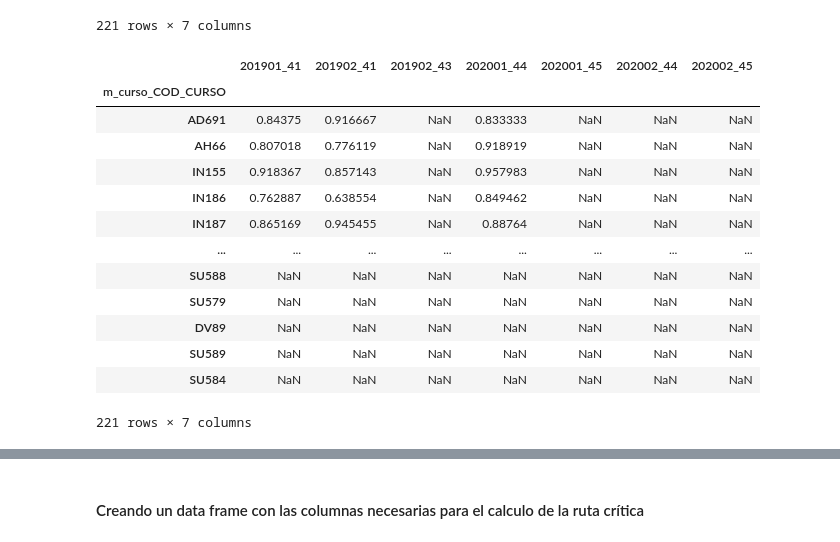
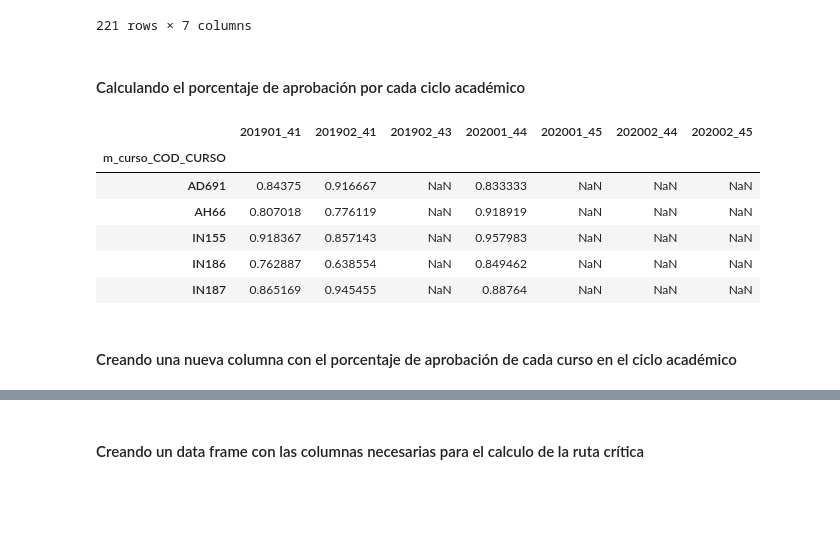
Before and after one commit to NuryYanque/RecomendacionDeCursos, a Jupyter notebook: notebooks/UPC_Sistema_Recomendacion.ipynb, the cells around one changed output, grey strips where cells are left out. Saved outputs shown, nothing was run; the diff lists cells and outputs as text; code cells hidden in the pictures; blank space fills up the shorter version.

Commit message:
Update UPC_Sistema_Recomendacion.ipynb
Inciando el merge de ruta critica, promedio y porcentaje del curso

```diff
--- a/notebooks/UPC_Sistema_Recomendacion.ipynb
+++ b/notebooks/UPC_Sistema_Recomendacion.ipynb
@@ -175,6 +171,8 @@ new_df
 | SU589 | NaN | NaN | NaN | NaN | NaN | NaN | NaN |
 | SU584 | NaN | NaN | NaN | NaN | NaN | NaN | NaN |
 221 rows × 7 columns
+# %% [markdown]
+#### Calculando el porcentaje de aprobación por cada ciclo académico
 # %%
 var_Aprobado = "SI"
 for cod_curso in df_dataset_1['m_curso_COD_CURSO'].dropna().unique().astype(list):
@@ -186,21 +184,16 @@ for cod_curso in df_dataset_1['m_curso_COD_CURSO'].dropna().unique().astype(list
             if num_alumnos_aprobados != 0:
                 new_df.at[cod_curso, col] = (num_alumnos_aprobados / num_alumnos_matriculados).astype(float)
 # %%
-new_df
+new_df.head(5)
 # %% [output]
 |  | 201901_41 | 201902_41 | 201902_43 | 202001_44 | 202001_45 | 202002_44 | 202002_45 |
 | m_curso_COD_CURSO |  |  |  |  |  |  |  |
 | AD691 | 0.84375 | 0.916667 | NaN | 0.833333 | NaN | NaN | NaN |
 | AH66 | 0.807018 | 0.776119 | NaN | 0.918919 | NaN | NaN | NaN |
 | IN155 | 0.918367 | 0.857143 | NaN | 0.957983 | NaN | NaN | NaN |
 | IN186 | 0.762887 | 0.638554 | NaN | 0.849462 | NaN | NaN | NaN |
 | IN187 | 0.865169 | 0.945455 | NaN | 0.88764 | NaN | NaN | NaN |
-| ... | ... | ... | ... | ... | ... | ... | ... |
-| SU588 | NaN | NaN | NaN | NaN | NaN | NaN | NaN |
-| SU579 | NaN | NaN | NaN | NaN | NaN | NaN | NaN |
-| DV89 | NaN | NaN | NaN | NaN | NaN | NaN | NaN |
-| SU589 | NaN | NaN | NaN | NaN | NaN | NaN | NaN |
-| SU584 | NaN | NaN | NaN | NaN | NaN | NaN | NaN |
-221 rows × 7 columns
+# %% [markdown]
+#### Creando una nueva columna con el porcentaje de aprobación de cada curso en el ciclo académico
 # %%
 new_df['Porcentaje'] = new_df[['201901_41','201902_41','201902_43','202001_44','202001_45','202002_44','202002_45']].mean(axis=1)
```
Also changed, not shown: parts of 53 cells of this notebook.
